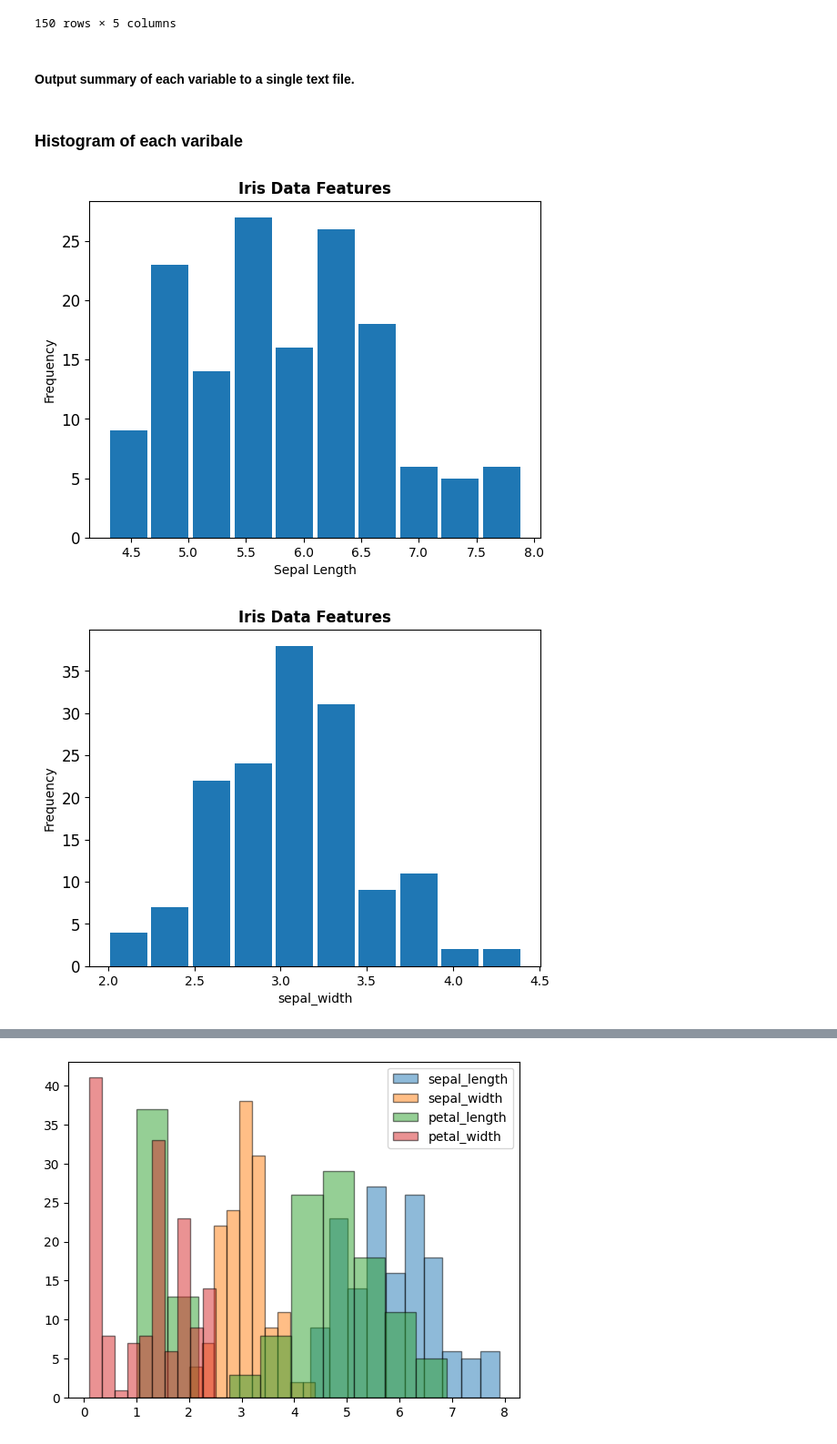
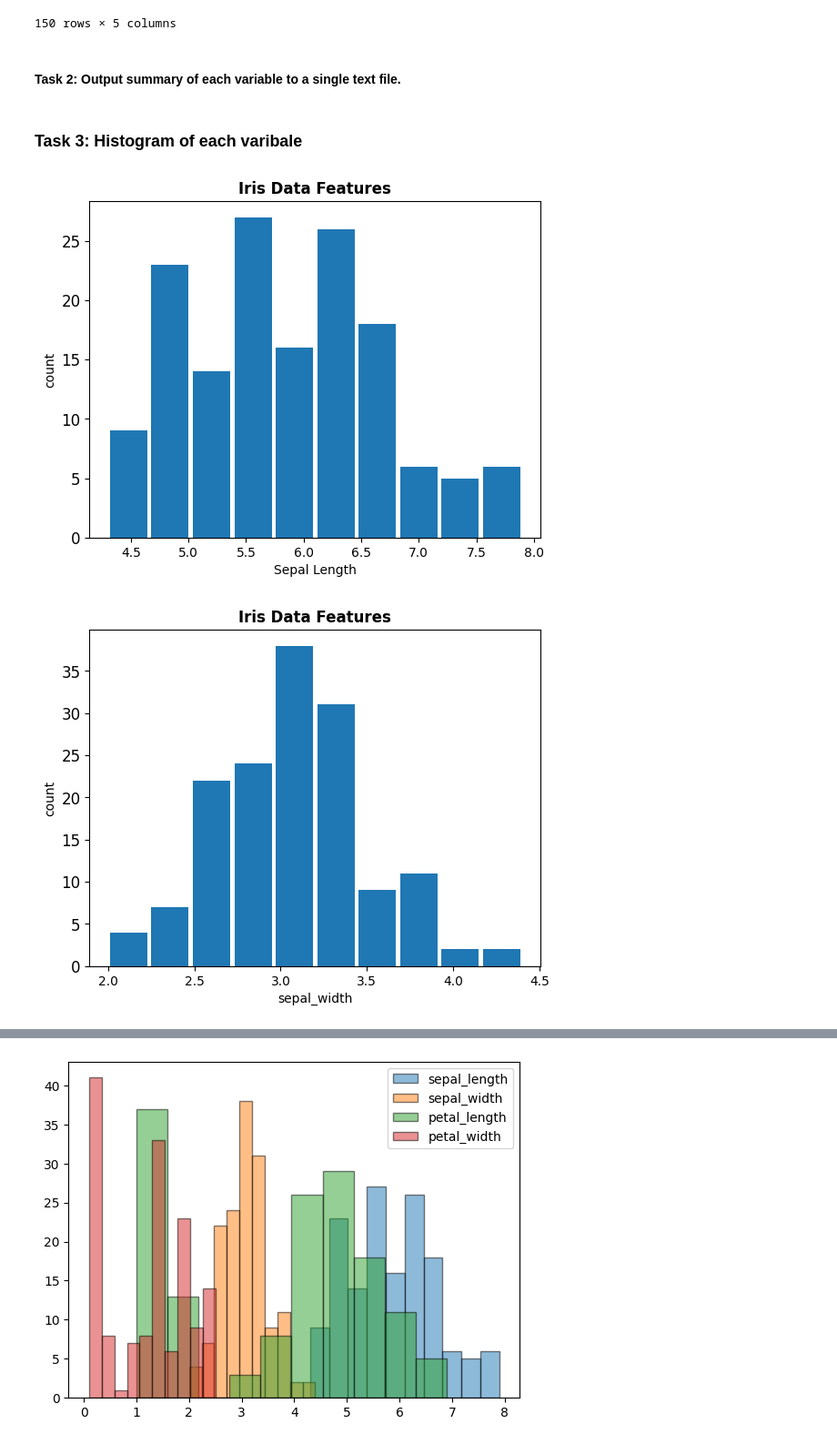
Before and after one commit to HewaOrang/pands-project, a Jupyter notebook: project.ipynb, the cells around one changed output, grey strips where cells are left out. Shown: that part at 91% size. Drawn from its saved outputs; the diff is of its cells as text; code cells hidden in the pictures.

Commit message:
Task7 added , Readme file updated and hist plots y axis changed to count

```diff
--- a/project.ipynb
+++ b/project.ipynb
@@ -30,7 +30,7 @@ df
 | 149 | 5.9 | 3.0 | 5.1 | 1.8 | virginica |
 150 rows × 5 columns
 # %% [markdown]
-#### Output summary of each variable to a single text file.
+#### Task 2: Output summary of each variable to a single text file.
 # %%
 # Load the dataset.
 data = sk1.datasets.load_iris()
@@ -42,34 +42,34 @@ with open("iris_summary.txt", "w") as f: # Opens a file names "iris_summary.txt"
     f.write("Summary of Iris Dataset Variables\n\n") # Wrtites a header to the file.
     f.write(summary.to_string()) # writes the string representation of the summary to the file.
 # %% [markdown]
-### Histogram of each varibale
+### Task 3: Histogram of each varibale
 # %%
 # Plotting.
 import matplotlib.pyplot as plt # matplotlib is a plotting library
 
 # Numerical arrays.
 import numpy as np # NumPy is a library for numerical computing in Python
 # https://python-graph-gallery.com/528-customizing-histogram-with-pandas/#:~:text=Adding%20titles%20and%20names%20to,()%20)%20functions%20to%20add%20them.
 # ax is the histogram object, creates a histogram for the specific feature column  "sepal_length"
 ax = df["sepal_length"].hist(grid=False, # Remove grid
                         xlabelsize=10, # Change size of labels on the x-axis
                         ylabelsize=12, # Change size of labels on the y-axis
                         # bins=20, # Number of bins
                         # edgecolor='black', # Color of the border
                         # color='orange', # Color of the bins
                         rwidth=0.9 # Space between bins
                         # legend =('sepal_length')
                        )
 ax.set_title('Iris Data Features', weight='bold')
 
 # Add label names
 ax.set_xlabel('Sepal Length')
-ax.set_ylabel('Frequency')
+ax.set_ylabel('count')
 
 # Show the plot
 ax = plt.savefig('sepal_length')
 # %% [output]
-[figure, old version]
+[figure, new version]
 # %%
 ax = df["sepal_width"].hist(grid=False, # Remove grid
                         xlabelsize=10, # Change size of labels on the x-axis
@@ -84,12 +84,12 @@ ax.set_title('Iris Data Features', weight='bold')
 
 # Add label names
 ax.set_xlabel('sepal_width')
-ax.set_ylabel('Frequency')
+ax.set_ylabel('count')
 
 # Show the plot
 ax = plt.savefig('sepal_width')
 # %% [output]
-[figure, old version]
+[figure, new version]
 # %%
 ax = df["petal_length"].hist(grid=False, # Remove grid
                         xlabelsize=10, # Change size of labels on the x-axis
```
Also changed, not shown: parts of 10 cells of this notebook, 6 other files.
